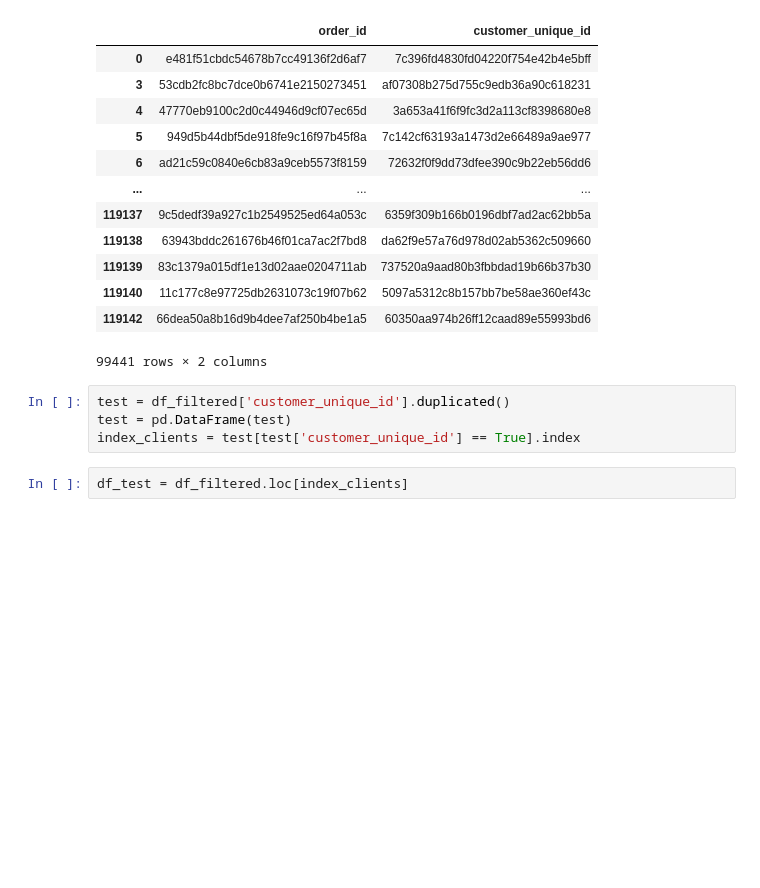
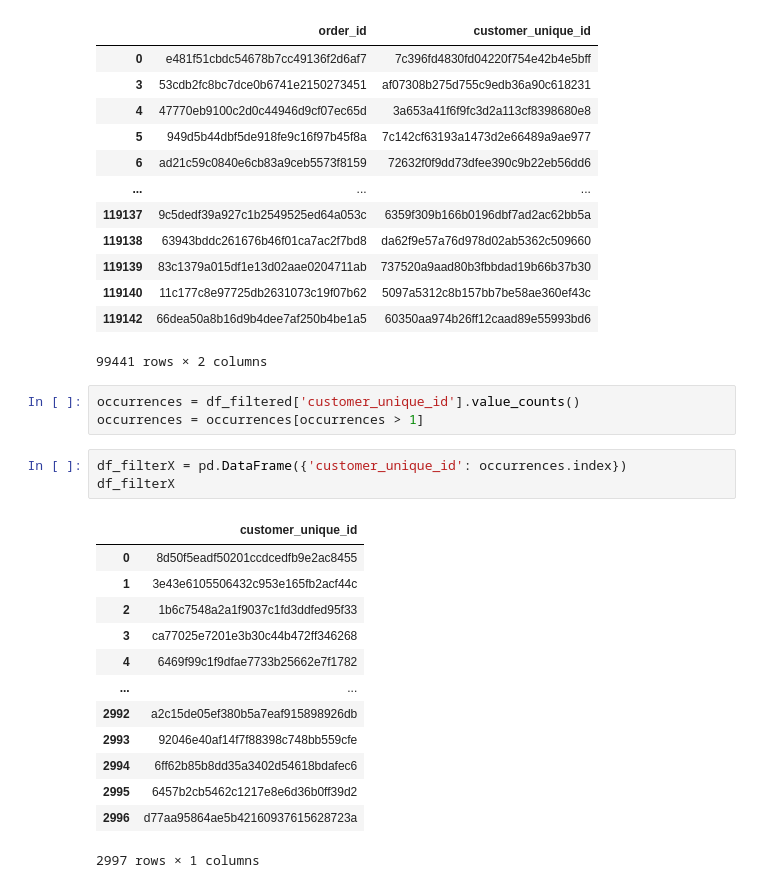
Before and after one commit to HaDock404/CustomerSegmentation, a Jupyter notebook: modelization.ipynb, the cells around one changed output. Cells and saved outputs as stored; diff of their text form; blank space fills up the shorter version.

```diff
--- a/modelization.ipynb
+++ b/modelization.ipynb
@@ -77,10 +77,24 @@ df_filtered
 | 119140 | 11c177c8e97725db2631073c19f07b62 | 5097a5312c8b157bb7be58ae360ef43c |
 | 119142 | 66dea50a8b16d9b4dee7af250b4be1a5 | 60350aa974b26ff12caad89e55993bd6 |
 99441 rows × 2 columns
-# %%
-test = df_filtered['customer_unique_id'].duplicated()
-test = pd.DataFrame(test)
-index_clients = test[test['customer_unique_id'] == True].index
-# %%
-df_test = df_filtered.loc[index_clients]
+# %%
+occurrences = df_filtered['customer_unique_id'].value_counts()
+occurrences = occurrences[occurrences > 1]
+# %%
+df_filterX = pd.DataFrame({'customer_unique_id': occurrences.index})
+df_filterX
+# %% [output]
+|  | customer_unique_id |
+| 0 | 8d50f5eadf50201ccdcedfb9e2ac8455 |
+| 1 | 3e43e6105506432c953e165fb2acf44c |
+| 2 | 1b6c7548a2a1f9037c1fd3ddfed95f33 |
+| 3 | ca77025e7201e3b30c44b472ff346268 |
+| 4 | 6469f99c1f9dfae7733b25662e7f1782 |
+| ... | ... |
+| 2992 | a2c15de05ef380b5a7eaf915898926db |
+| 2993 | 92046e40af14f7f88398c748bb559cfe |
+| 2994 | 6ff62b85b8dd35a3402d54618bdafec6 |
+| 2995 | 6457b2cb5462c1217e8e6d36b0ff39d2 |
+| 2996 | d77aa95864ae5b42160937615628723a |
+2997 rows × 1 columns
 # %%
```
Also changed, not shown: parts of 11 cells of this notebook.
